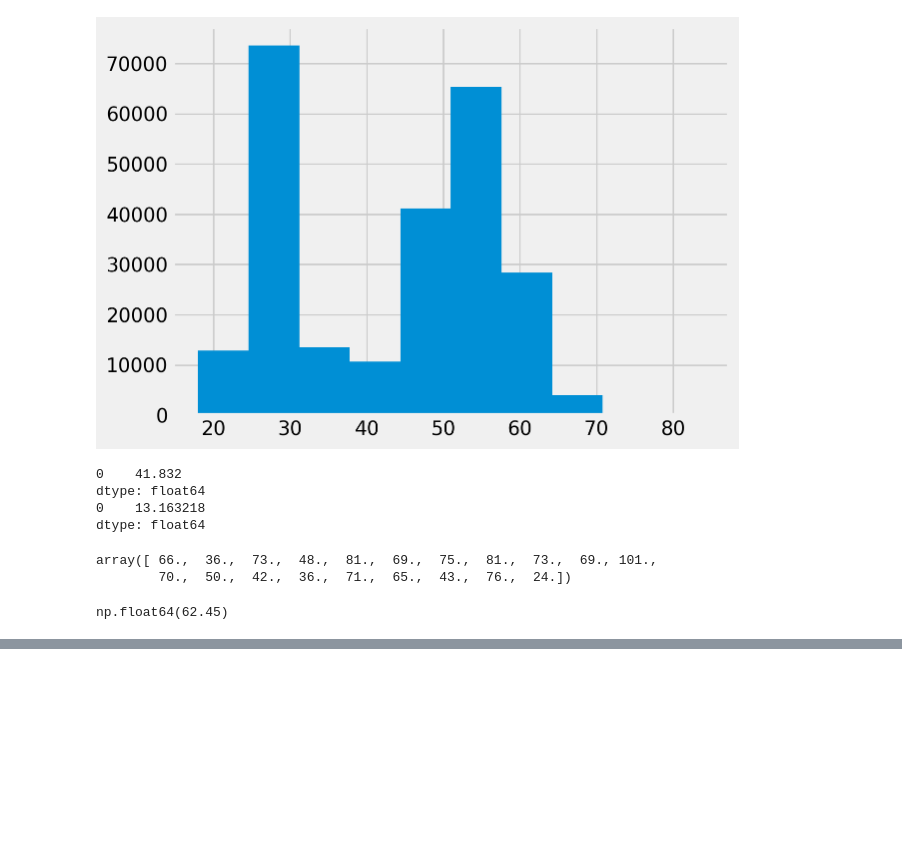
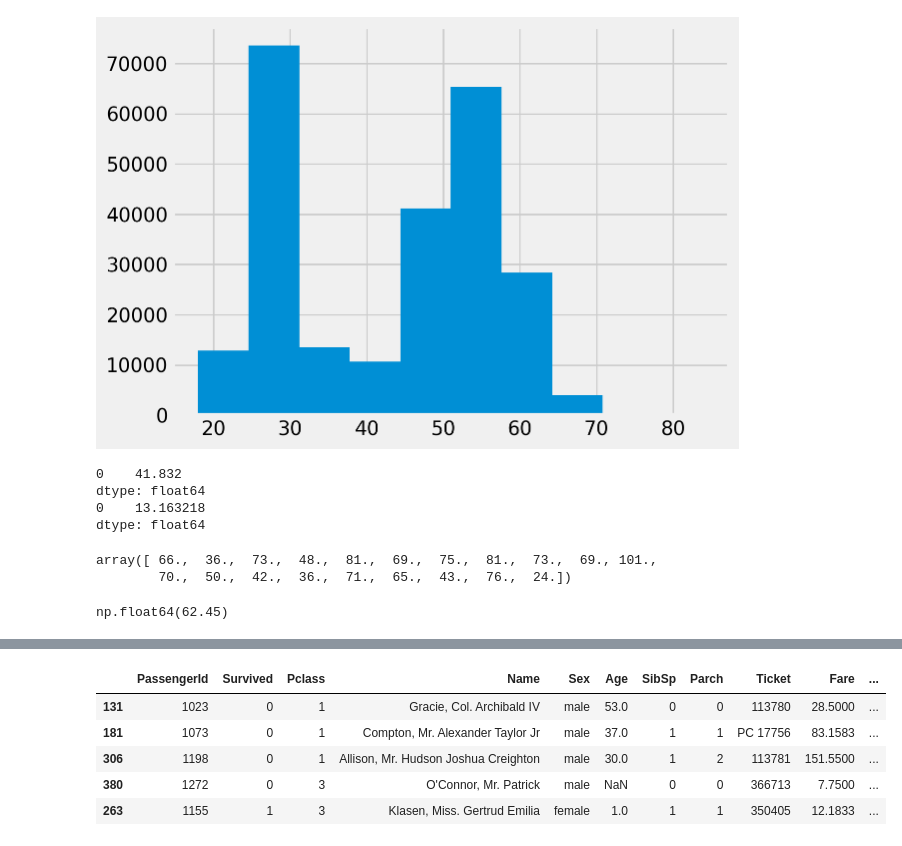
Before and after one commit to gregory-bot/python-chatbot-assignment, a Jupyter notebook: predictthosewhowillsurvive.ipynb, the cells around one changed output, grey strips where cells are left out. Cells and saved outputs as stored; diff of their text form; code cells hidden in the pictures; blank space fills up the shorter version.

```diff
--- a/predictthosewhowillsurvive.ipynb
+++ b/predictthosewhowillsurvive.ipynb
@@ -197,0 +277,10 @@ np.float64(62.45)
+# %%
+sample_data=data.sample(n=100, random_state=34)
+sample_data.head()
+# %% [output]
+|  | PassengerId | Survived | Pclass | Name | Sex | Age | SibSp | Parch | Ticket | Fare | ... |
+| 131 | 1023 | 0 | 1 | Gracie, Col. Archibald IV | male | 53.0 | 0 | 0 | 113780 | 28.5000 | ... |
+| 181 | 1073 | 0 | 1 | Compton, Mr. Alexander Taylor Jr | male | 37.0 | 1 | 1 | PC 17756 | 83.1583 | ... |
+| 306 | 1198 | 0 | 1 | Allison, Mr. Hudson Joshua Creighton | male | 30.0 | 1 | 2 | 113781 | 151.5500 | ... |
+| 380 | 1272 | 0 | 3 | O'Connor, Mr. Patrick | male | NaN | 0 | 0 | 366713 | 7.7500 | ... |
+| 263 | 1155 | 1 | 3 | Klasen, Miss. Gertrud Emilia | female | 1.0 | 1 | 1 | 350405 | 12.1833 | ... |
```
Also changed, not shown: parts of 20 cells of this notebook, 1 other file.
